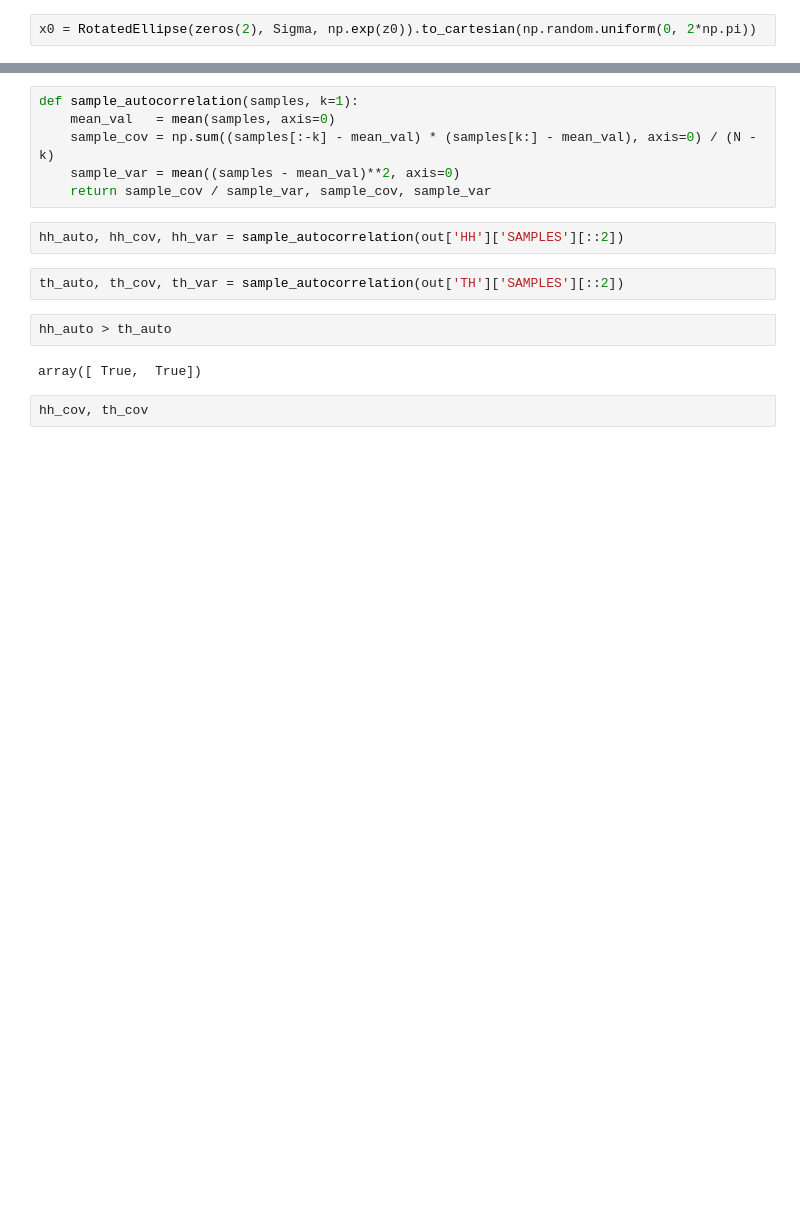
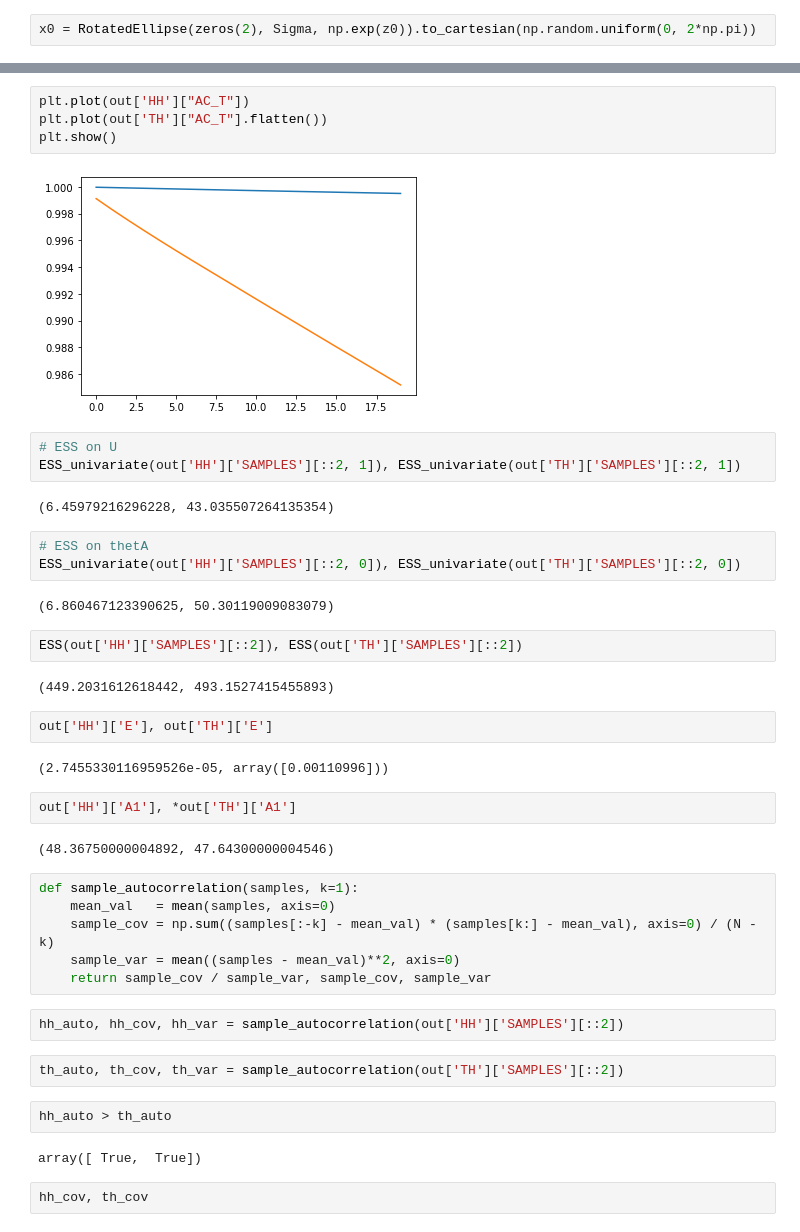
Before and after one commit to MauroCE/ManifoldSampling, a Jupyter notebook: EXPERIMENT 13 new.ipynb, the cells around one changed output, grey strips where cells are left out. Saved outputs shown, nothing was run; the diff lists cells and outputs as text; blank space fills up the shorter version.

```diff
--- a/EXPERIMENT 13 new.ipynb
+++ b/EXPERIMENT 13 new.ipynb
@@ -347,3 +348,31 @@ quick_MVN_scatter(out['TH']['SAMPLES'][::2], target, levels=[np.exp(z0)], lw=1,
+# %%
+plt.plot(out['HH']["AC_T"])
+plt.plot(out['TH']["AC_T"].flatten())
+plt.show()
+# %% [output]
+[figure, added]
+# %%
+# ESS on U
+ESS_univariate(out['HH']['SAMPLES'][::2, 1]), ESS_univariate(out['TH']['SAMPLES'][::2, 1])
+# %% [output]
+(6.45979216296228, 43.035507264135354)
+# %%
+# ESS on thetA
+ESS_univariate(out['HH']['SAMPLES'][::2, 0]), ESS_univariate(out['TH']['SAMPLES'][::2, 0])
+# %% [output]
+(6.860467123390625, 50.30119009083079)
+# %%
+ESS(out['HH']['SAMPLES'][::2]), ESS(out['TH']['SAMPLES'][::2])
+# %% [output]
+(449.2031612618442, 493.1527415455893)
+# %%
+out['HH']['E'], out['TH']['E']
+# %% [output]
+(2.7455330116959526e-05, array([0.00110996]))
+# %%
+out['HH']['A1'], *out['TH']['A1']
+# %% [output]
+(48.36750000004892, 47.64300000004546)
 # %%
 def sample_autocorrelation(samples, k=1):
     mean_val   = mean(samples, axis=0)
```
Also changed, not shown: parts of 13 cells of this notebook, 25 other files.
